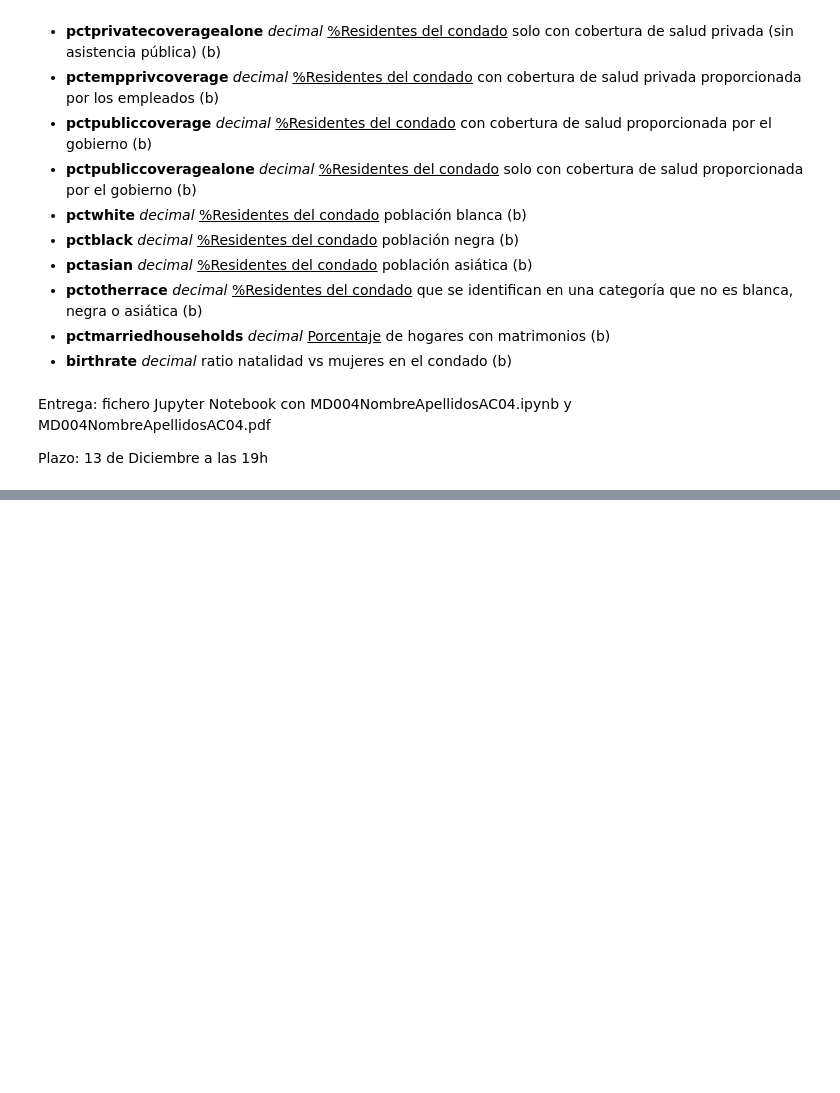
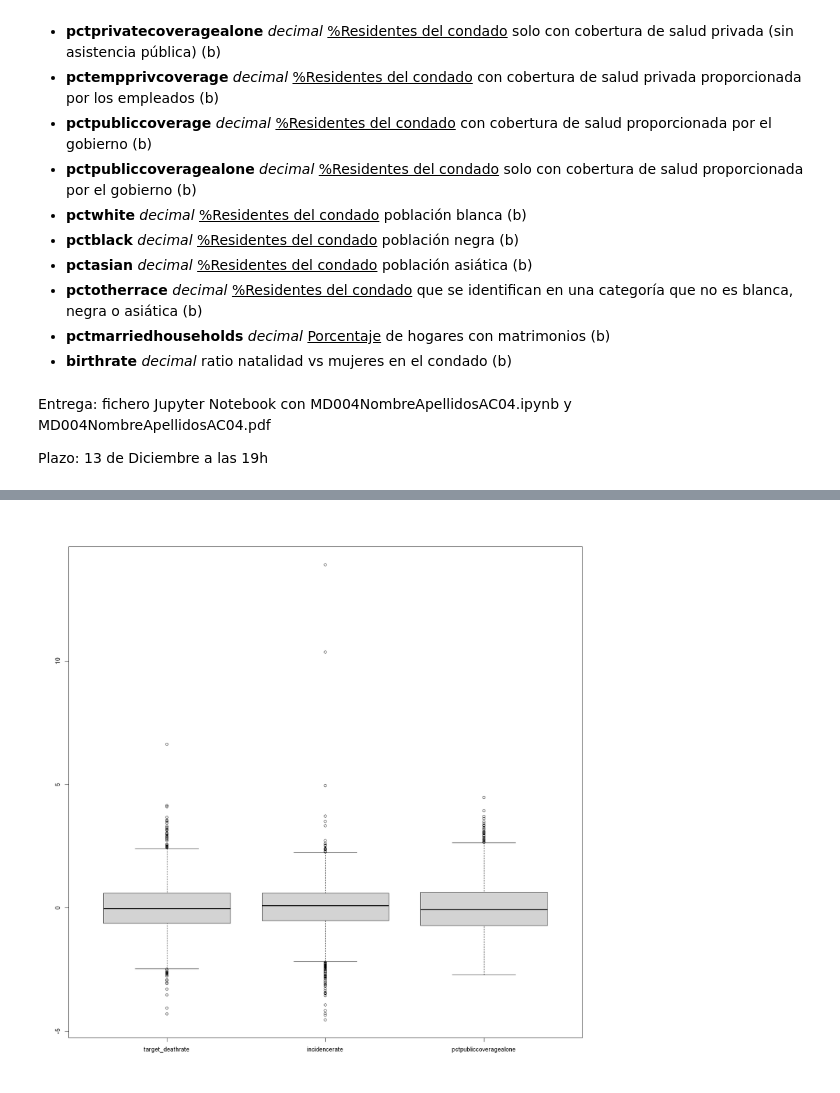
Before and after one commit to Didac-piferrer/MUDS, a Jupyter notebook: Estadistica/E4/MD004DidacPiferrerIglesiasAC04.ipynb, the cells around one changed output, grey strips where cells are left out. Cells and saved outputs as stored; diff of their text form; code cells hidden in the pictures; blank space fills up the shorter version.

```diff
--- a/Estadistica/E4/MD004DidacPiferrerIglesiasAC04.ipynb
+++ b/Estadistica/E4/MD004DidacPiferrerIglesiasAC04.ipynb
@@ -127,0 +341,3 @@ A data.frame: 6 × 33
+# %%
+mydf <- select(df_filtrado, c(target_deathrate,incidencerate, pctpubliccoveragealone))
+mydf
@@ -127,0 +381,5 @@ A data.frame: 6 × 33
+# %%
+df_standard  <- as.data.frame(lapply(mydf, scale))
+boxplot(df_standard)
+# %% [output]
+[figure, added]
```
Also changed, not shown: parts of 27 cells of this notebook, 3 other files.
